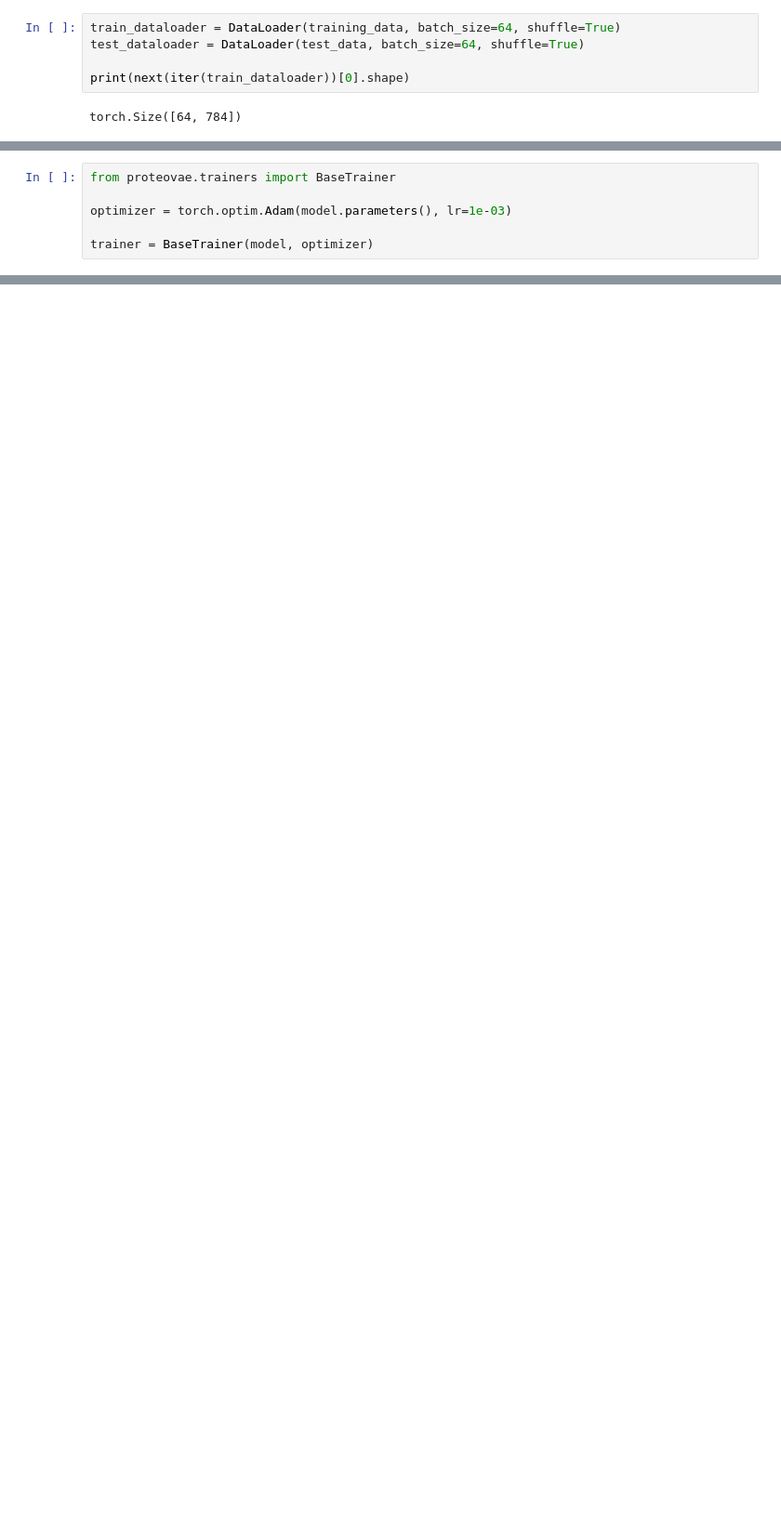
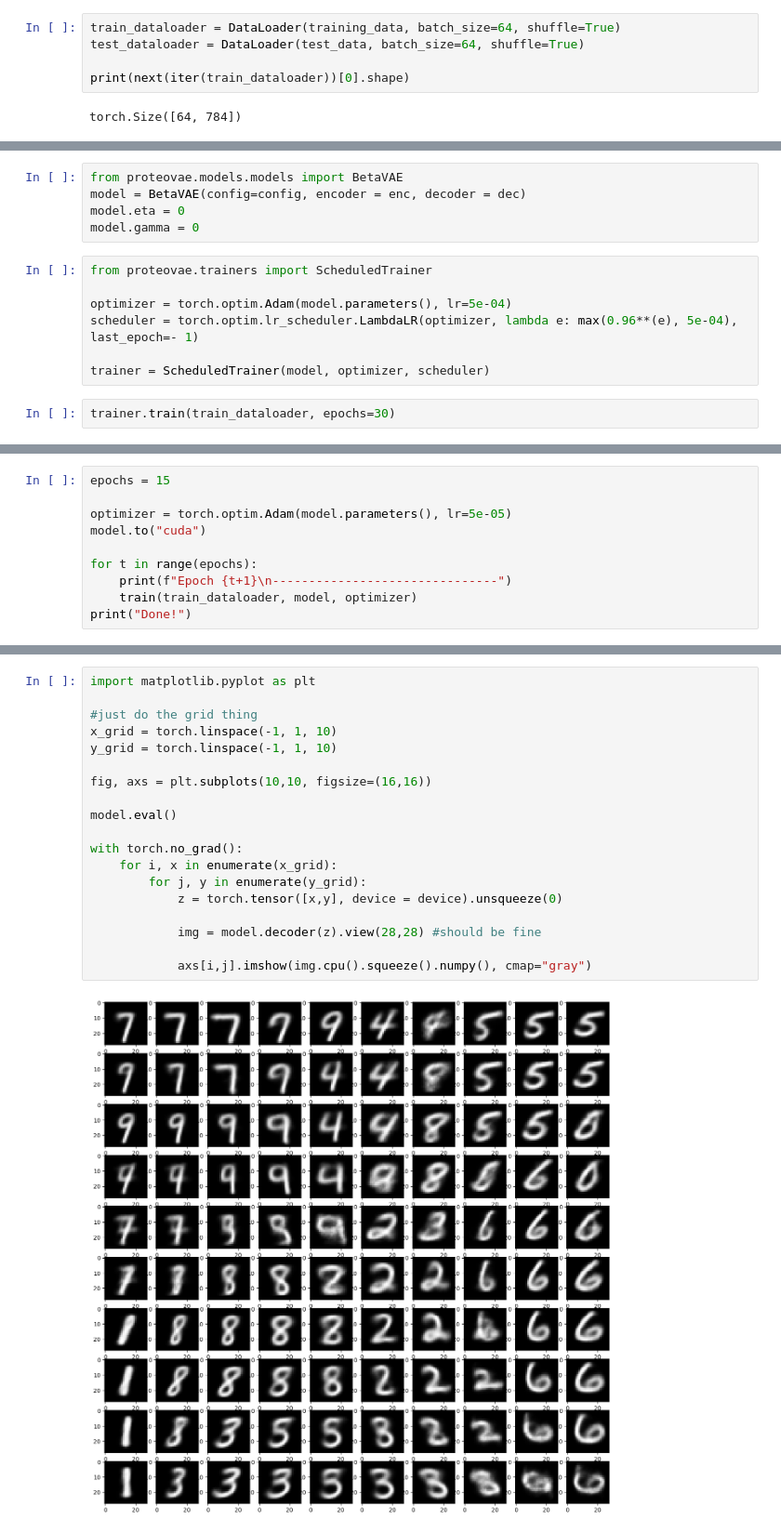
Before and after one commit to nnethercott/proteovae, a Jupyter notebook: examples/notebooks/mnist_proteovae.ipynb, the cells around one changed output, grey strips where cells are left out. Shown: that part at 93% size. Saved outputs shown, nothing was run; the diff lists cells and outputs as text; blank space fills up the shorter version.

Commit message:
beta vae implemented

```diff
--- a/examples/notebooks/mnist_proteovae.ipynb
+++ b/examples/notebooks/mnist_proteovae.ipynb
@@ -82,6 +127,14 @@ GuidedVAE(
+# %%
+from proteovae.models.models import BetaVAE
+model = BetaVAE(config=config, encoder = enc, decoder = dec)
+model.eta = 0
+model.gamma = 0
 # %%
-from proteovae.trainers import BaseTrainer
+from proteovae.trainers import ScheduledTrainer
 
-optimizer = torch.optim.Adam(model.parameters(), lr=1e-03)
+optimizer = torch.optim.Adam(model.parameters(), lr=5e-04)
+scheduler = torch.optim.lr_scheduler.LambdaLR(optimizer, lambda e: max(0.96**(e), 5e-04), last_epoch=- 1)
 
-trainer = BaseTrainer(model, optimizer)
+trainer = ScheduledTrainer(model, optimizer, scheduler)
+# %%
+trainer.train(train_dataloader, epochs=30)
@@ -87,0 +179,10 @@ trainer = BaseTrainer(model, optimizer)
+# %%
+epochs = 15
+
+optimizer = torch.optim.Adam(model.parameters(), lr=5e-05)
+model.to("cuda")
+
+for t in range(epochs):
+    print(f"Epoch {t+1}\n-------------------------------")
+    train(train_dataloader, model, optimizer)
+print("Done!")
@@ -87,0 +208,21 @@ trainer = BaseTrainer(model, optimizer)
+# %%
+import matplotlib.pyplot as plt
+
+#just do the grid thing
+x_grid = torch.linspace(-1, 1, 10)
+y_grid = torch.linspace(-1, 1, 10)
+
+fig, axs = plt.subplots(10,10, figsize=(16,16))
+
+model.eval()
+
+with torch.no_grad():
+    for i, x in enumerate(x_grid):
+        for j, y in enumerate(y_grid):
+            z = torch.tensor([x,y], device = device).unsqueeze(0)
+
+            img = model.decoder(z).view(28,28) #should be fine
+
+            axs[i,j].imshow(img.cpu().squeeze().numpy(), cmap="gray")
+# %% [output]
+[figure, added]
```
Also changed, not shown: parts of 10 cells of this notebook, 1 other file.
